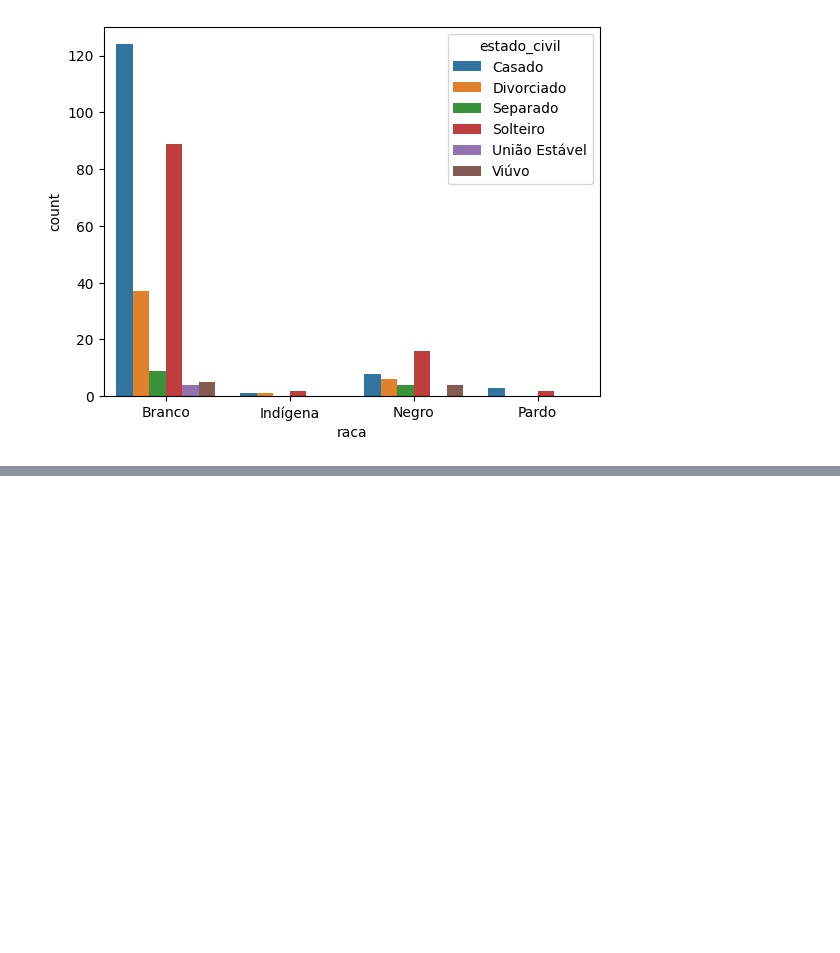
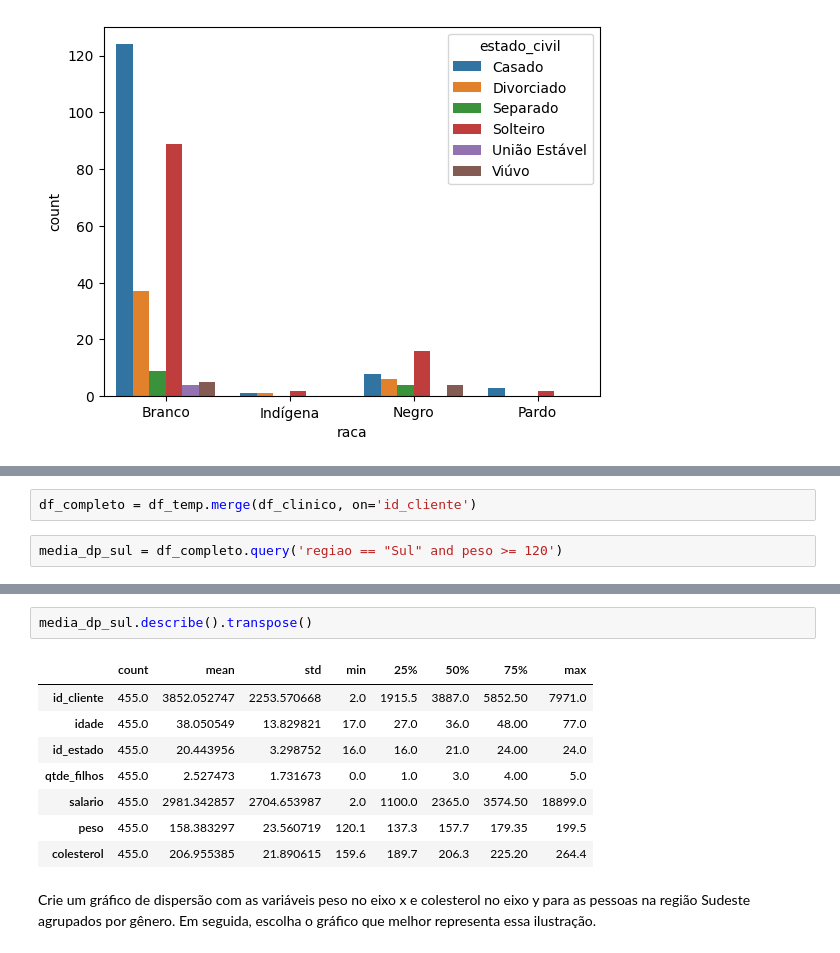
Before and after one commit to jorgelzsilva/AMM1, a Jupyter notebook: src/analise.ipynb, the cells around one changed output, grey strips where cells are left out. Drawn from its saved outputs; the diff is of its cells as text; blank space fills up the shorter version.

```diff
--- a/src/analise.ipynb
+++ b/src/analise.ipynb
@@ -109,0 +112,4 @@ sns.barplot(data=agrupamento_minas, x='raca', y='count', hue='estado_civil')
+# %%
+df_completo = df_temp.merge(df_clinico, on='id_cliente')
+# %%
+media_dp_sul = df_completo.query('regiao == "Sul" and peso >= 120')
@@ -109,0 +123,13 @@ sns.barplot(data=agrupamento_minas, x='raca', y='count', hue='estado_civil')
+# %%
+media_dp_sul.describe().transpose()
+# %% [output]
+|  | count | mean | std | min | 25% | 50% | 75% | max |
+| id_cliente | 455.0 | 3852.052747 | 2253.570668 | 2.0 | 1915.5 | 3887.0 | 5852.50 | 7971.0 |
+| idade | 455.0 | 38.050549 | 13.829821 | 17.0 | 27.0 | 36.0 | 48.00 | 77.0 |
+| id_estado | 455.0 | 20.443956 | 3.298752 | 16.0 | 16.0 | 21.0 | 24.00 | 24.0 |
+| qtde_filhos | 455.0 | 2.527473 | 1.731673 | 0.0 | 1.0 | 3.0 | 4.00 | 5.0 |
+| salario | 455.0 | 2981.342857 | 2704.653987 | 2.0 | 1100.0 | 2365.0 | 3574.50 | 18899.0 |
+| peso | 455.0 | 158.383297 | 23.560719 | 120.1 | 137.3 | 157.7 | 179.35 | 199.5 |
+| colesterol | 455.0 | 206.955385 | 21.890615 | 159.6 | 189.7 | 206.3 | 225.20 | 264.4 |
+# %% [markdown]
+Crie um gráfico de dispersão com as variáveis peso no eixo x e colesterol no eixo y para as pessoas na região Sudeste agrupados por gênero. Em seguida, escolha o gráfico que melhor representa essa ilustração.
```
Also changed, not shown: parts of 2 cells of this notebook.
